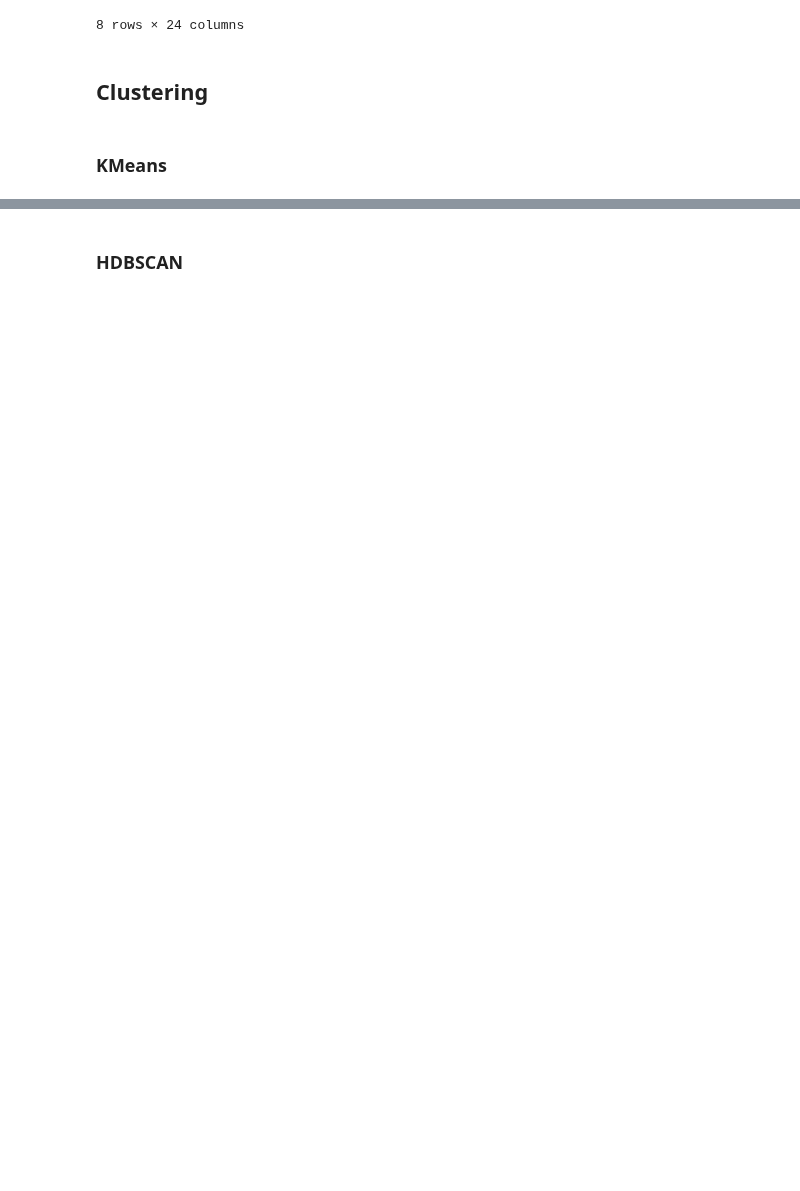
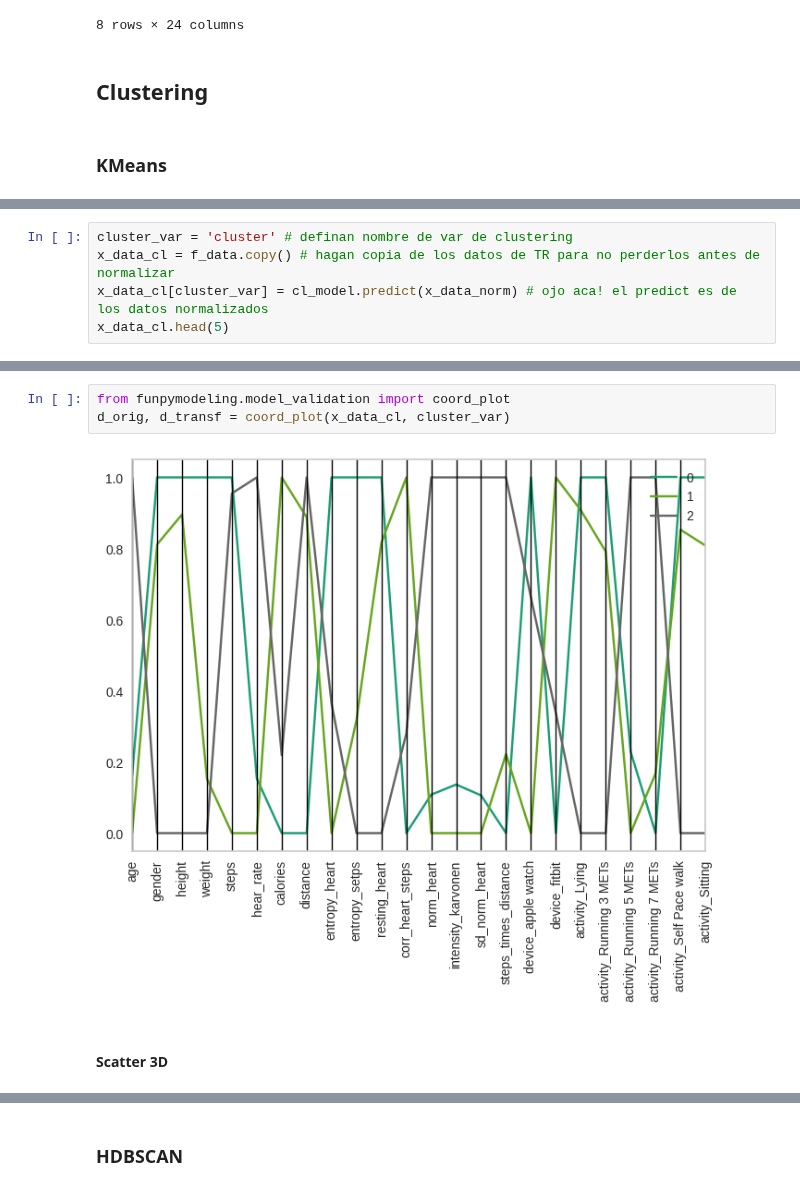
Before and after one commit to alejo-cuello/bootcamp-ds-mlops, a Jupyter notebook: 06-clustering/clustering.ipynb, the cells around one changed output, grey strips where cells are left out. Cells and saved outputs as stored; diff of their text form; blank space fills up the shorter version.

```diff
--- a/06-clustering/clustering.ipynb
+++ b/06-clustering/clustering.ipynb
@@ -111,0 +152,5 @@ pd.DataFrame(x_data_norm).describe()
+# %%
+cluster_var = 'cluster' # definan nombre de var de clustering
+x_data_cl = f_data.copy() # hagan copia de los datos de TR para no perderlos antes de normalizar
+x_data_cl[cluster_var] = cl_model.predict(x_data_norm) # ojo aca! el predict es de los datos normalizados
+x_data_cl.head(5)
@@ -111,0 +165,7 @@ pd.DataFrame(x_data_norm).describe()
+# %%
+from funpymodeling.model_validation import coord_plot
+d_orig, d_transf = coord_plot(x_data_cl, cluster_var)
+# %% [output]
+[figure, added]
+# %% [markdown]
+#### Scatter 3D
```
Also changed, not shown: parts of 41 cells of this notebook.
